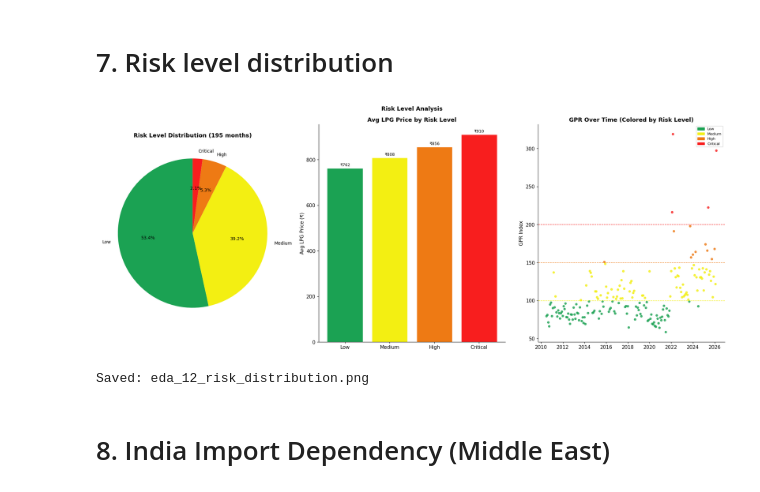
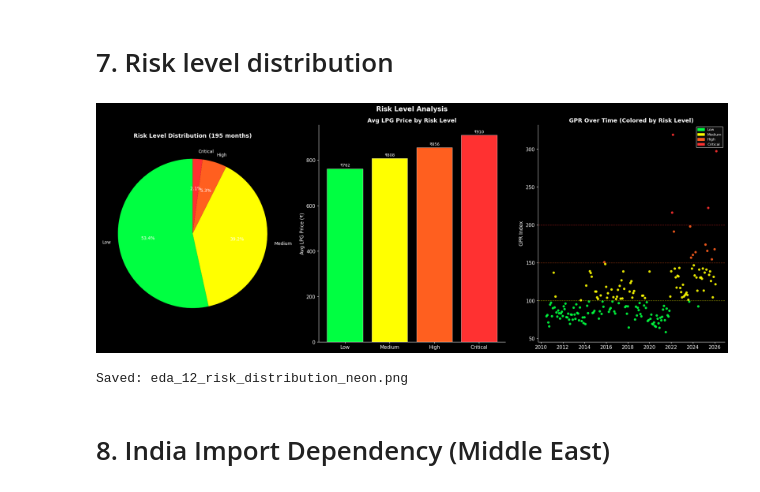
Before and after one commit to Anas-Quazi/Petro-Analyst, a Jupyter notebook: Exploratory_Data_Analysis/eda.ipynb, the cells around one changed output. Saved outputs shown, nothing was run; the diff lists cells and outputs as text; code cells hidden in the pictures.

```diff
--- a/Exploratory_Data_Analysis/eda.ipynb
+++ b/Exploratory_Data_Analysis/eda.ipynb
@@ -47,0 +27,20 @@ Null values: 0
+# %%
+
+#~ Load data
+df = pd.read_csv(r'C:\Users\anasq\OneDrive\Desktop\PetroAnalyst\Dataset\ML_Ready_Data\EDA_data.csv', parse_dates=['date'], dayfirst=True)
+
+df = df.sort_values('date').reset_index(drop=True)
+
+#todo crude import dependency datset
+crude_import = pd.read_csv(r'C:\Users\anasq\OneDrive\Desktop\PetroAnalyst\Dataset\eda_crude_import_data\india_crude_import.csv')
+
+#^ filter from 2010-11
+crude_import = crude_import[crude_import['year'] >= '2010-11'].reset_index(drop=True)
+
+#& inspection
+print('Master dataset shape : ', df.shape)
+print('Crude import dataset shape : ', crude_import.shape)
+print('date range (master) : ', df['date'].iloc[0] , ' -> ', df['date'].iloc[-1])
+print('date range (crude import) : ', crude_import['year'].iloc[0], ' -> ', crude_import['year'].iloc[-1])
+print('columns (masters) : ', list(df.columns))
+print('columns (crude import) : ', list(crude_import.columns))
@@ -510,51 +540,65 @@ Saved: eda_11_lag_correlation.png
 # %% [markdown]
 # 7. Risk level distribution
 # %%
+import matplotlib.pyplot as plt
+import matplotlib.patches as mpatches
 
-#? 7a. Risk Level Distribution (LPG price during different risk levels)
-
+# Updated risk_colors for a neon aesthetic
 risk_map    = {0:'Low', 1:'Medium', 2:'High', 3:'Critical'}
-risk_colors = {0:"#1ba253", 1:"#f3ef12", 2:"#ee7a14", 3:"#f81e1e"}
+risk_colors = {
+    0: "#00FF41",  # Neon Green
+    1: "#FFFF00",  # Neon Yellow
+    2: "#FF5F1F",  # Neon Orange
+    3: "#FF3131"   # Neon Red
+}
 df['risk_label'] = df['risk_level'].map(risk_map)
 
-fig, axes = plt.subplots(1, 3, figsize=(20, 8))
+# Set the global dark theme
+plt.style.use('dark_background')
+fig, axes = plt.subplots(1, 3, figsize=(20, 8), facecolor='black')
 
 # Pie chart
 counts = df['risk_label'].value_counts()
 pie_colors = [risk_colors[k] for k in [0,1,2,3] if risk_map[k] in counts.index]
 axes[0].pie(counts.values, labels=counts.index, autopct='%1.1f%%',
-            colors=pie_colors, startangle=90, textprops={'fontsize': 10})
-axes[0].set_title('Risk Level Distribution (195 months)')
+            colors=pie_colors, startangle=90,
+            textprops={'fontsize': 10, 'color': 'white'})
+axes[0].set_title('Risk Level Distribution (195 months)', color='white')
+axes[0].set_facecolor('black')
 
 # Bar chart with avg LPG per risk level
 risk_lpg = df.groupby('risk_label')['avg_lpg_price'].mean().reindex(['Low','Medium','High','Critical'])
 bars = axes[1].bar(risk_lpg.index, risk_lpg.values,
                    color=[risk_colors[0], risk_colors[1], risk_colors[2], risk_colors[3]],
-                   edgecolor='white')
-axes[1].bar_label(bars, fmt='₹%.0f', padding=3, fontsize=9)
-axes[1].set_title('Avg LPG Price by Risk Level')
-axes[1].set_ylabel('Avg LPG Price (₹)')
+                   edgecolor='white', linewidth=0.5)
+axes[1].bar_label(bars, fmt='₹%.0f', padding=3, fontsize=9, color='white')
+axes[1].set_title('Avg LPG Price by Risk Level', color='white')
+axes[1].set_ylabel('Avg LPG Price (₹)', color='white')
+axes[1].set_facecolor('black')
 
 # Risk level over time
 risk_colors_list = df['risk_level'].map(risk_colors)
-axes[2].scatter(df['date'], df['GPR'], c=risk_colors_list, s=20, alpha=0.8)
-axes[2].axhline(y=100, color='#f3ef12', linestyle='--', linewidth=1)
-axes[2].axhline(y=150, color='#ee7a14', linestyle='--', linewidth=1)
-axes[2].axhline(y=200, color='#f81e1e', linestyle='--', linewidth=1)
-axes[2].set_title('GPR Over Time (Colored by Risk Level)')
-axes[2].set_ylabel('GPR Index')
+axes[2].scatter(df['date'], df['GPR'], c=risk_colors_list, s=30, alpha=0.9, edgecolors='none')
+# Neon threshold lines
+axes[2].axhline(y=100, color=risk_colors[1], linestyle='--', linewidth=1, alpha=0.6)
+axes[2].axhline(y=150, color=risk_colors[2], linestyle='--', linewidth=1, alpha=0.6)
+axes[2].axhline(y=200, color=risk_colors[3], linestyle='--', linewidth=1, alpha=0.6)
+axes[2].set_title('GPR Over Time (Colored by Risk Level)', color='white')
+axes[2].set_ylabel('GPR Index', color='white')
+axes[2].set_facecolor('black')
 
+# Legend and Layout styling
 patches = [mpatches.Patch(color=risk_colors[k], label=risk_map[k]) for k in range(4)]
-axes[2].legend(handles=patches, fontsize=8)
+axes[2].legend(handles=patches, fontsize=8, facecolor='#111111', edgecolor='white')
 
-plt.suptitle('Risk Level Analysis', fontsize=13, fontweight='bold')
+plt.suptitle('Risk Level Analysis', fontsize=15, fontweight='bold', color='white')
 plt.tight_layout()
-plt.savefig('eda_12_risk_distribution.png', dpi=150, bbox_inches='tight')
+plt.savefig('eda_12_risk_distribution_neon.png', dpi=150, bbox_inches='tight', facecolor='black')
 plt.show()
-print('Saved: eda_12_risk_distribution.png')
+print('Saved: eda_12_risk_distribution_neon.png')
 # %% [output]
-[figure, old version]
+[figure, new version]
-Saved: eda_12_risk_distribution.png
+Saved: eda_12_risk_distribution_neon.png
 # %% [markdown]
 # 8. India Import Dependency (Middle East)
 # %%
```
Also changed, not shown: parts of 22 cells of this notebook.
